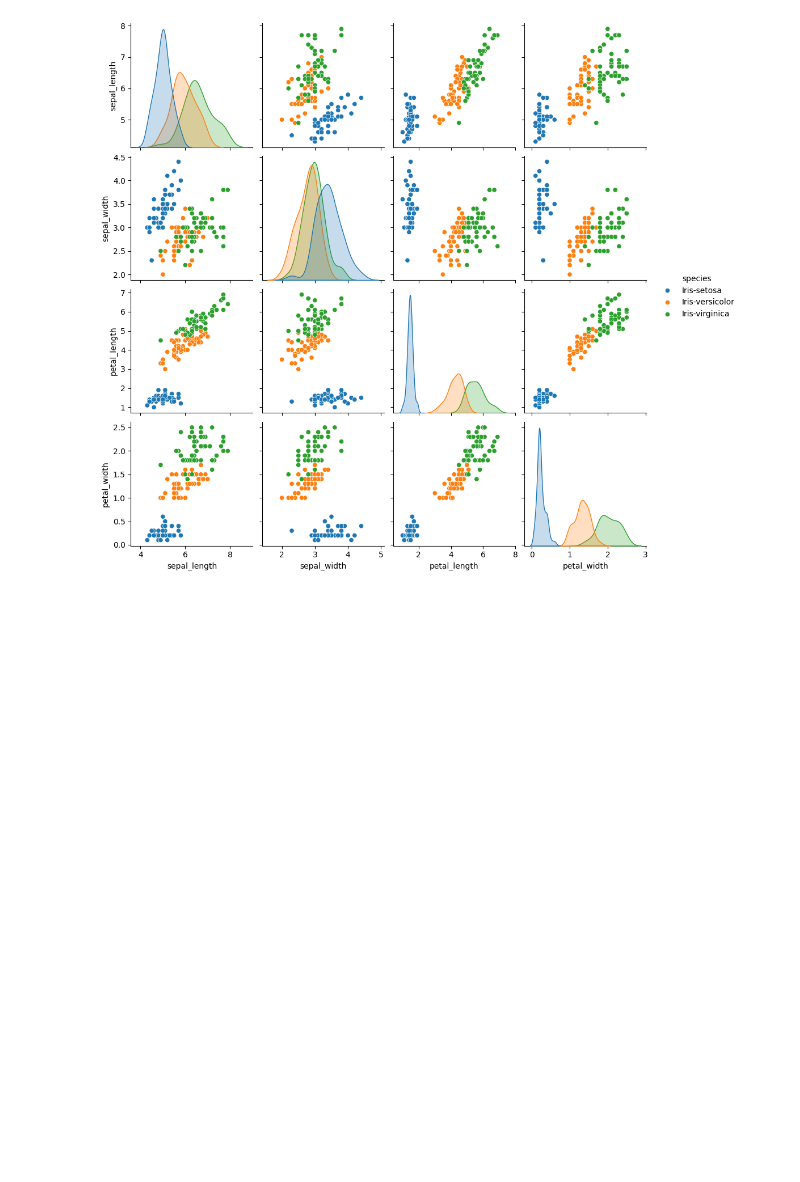
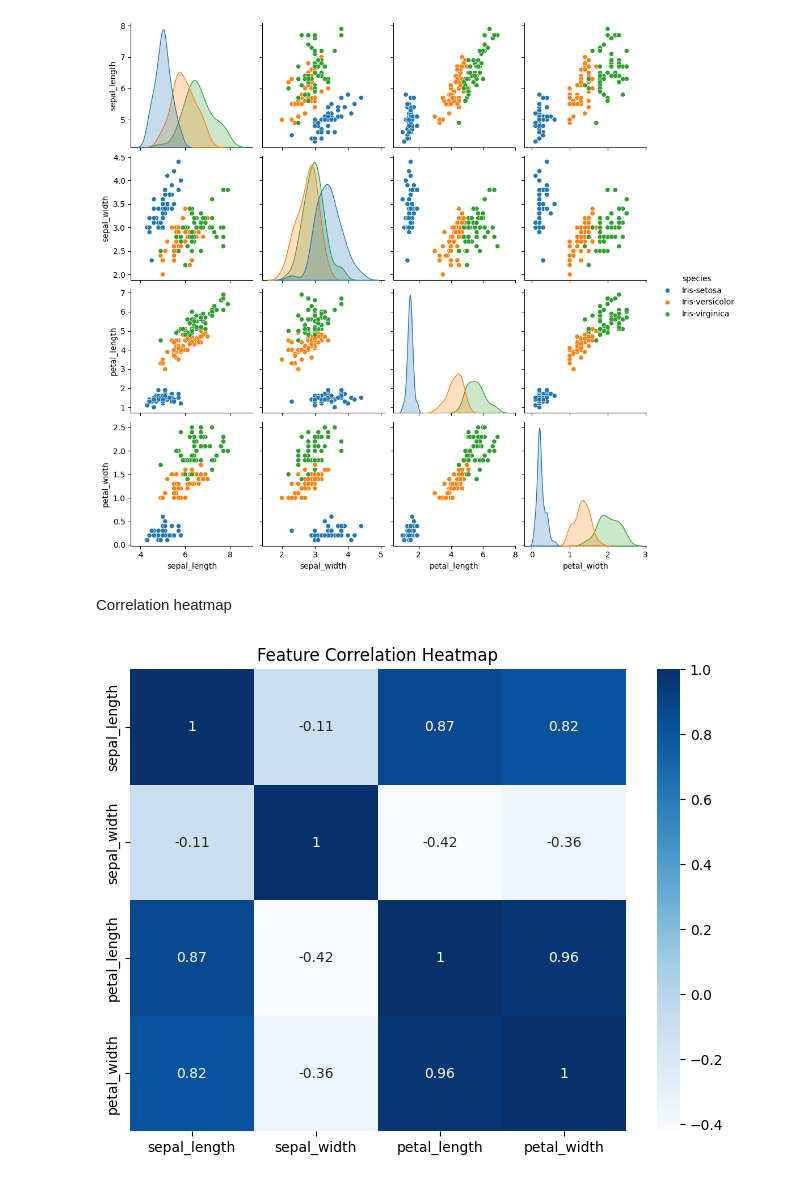
Before and after one commit to YasiKiddo/Irish, a Jupyter notebook: project/iris.ipynb, the cells around one changed output. Drawn from its saved outputs; the diff is of its cells as text; code cells hidden in the pictures; blank space fills up the shorter version.

Commit message:
Correlation

```diff
--- a/project/iris.ipynb
+++ b/project/iris.ipynb
@@ -83,3 +83,13 @@ sns.pairplot(df, hue='species')
 plt.show()
 # %% [output]
 [figure]
+# %% [markdown]
+Correlation heatmap
+# %%
+# Correlation matrix heatmap
+plt.figure(figsize=(8, 6))
+sns.heatmap(df.drop('species', axis=1).corr(), annot=True, cmap='Blues')
+plt.title("Feature Correlation Heatmap")
+plt.show()
+# %% [output]
+[figure, added]
```
